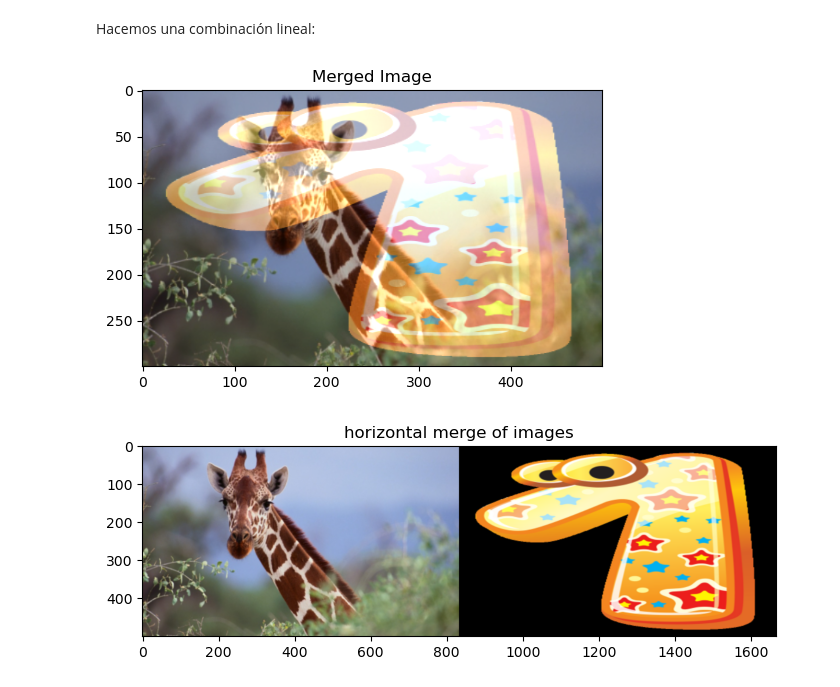
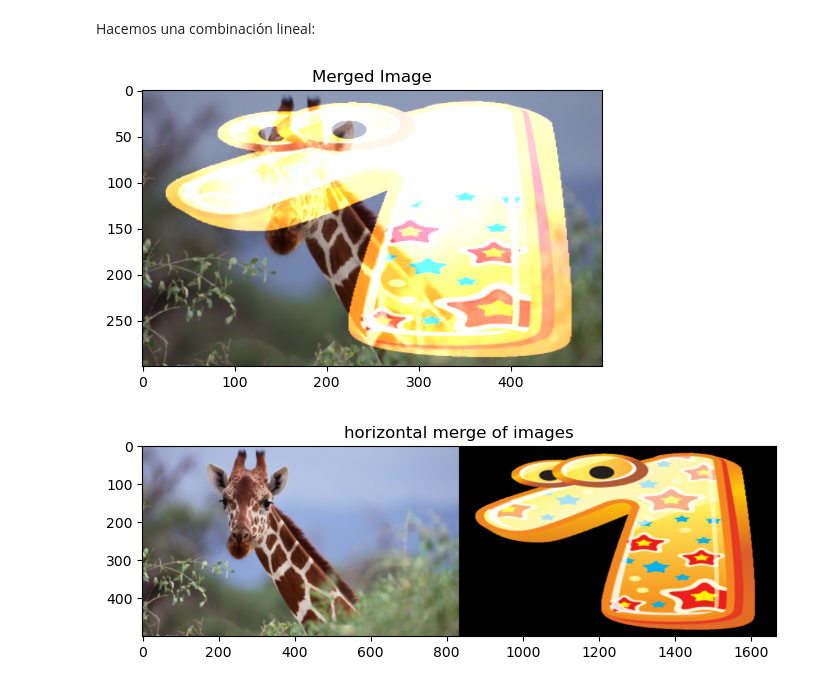
Before and after one commit to reula/algebra-python, a Jupyter notebook: algebra.ipynb, the cells around one changed output. Cells and saved outputs as stored; diff of their text form; code cells hidden in the pictures.

```diff
--- a/algebra.ipynb
+++ b/algebra.ipynb
@@ -449,23 +465,23 @@ Hacemos una combinación lineal:
 # %%
 
 # Resize the images to the same size
 img1 = cv2.resize(img1, (500, 300))
 img2 = cv2.resize(img2, (500, 300))
 
 # Merge the images
-merged_img = cv2.addWeighted(img1, 0.8, img2, 0.5, 0)
+merged_img = cv2.addWeighted(img1, 0.8, img2, 1, 0)
 
 # Display the merged image
 #cv2.imshow('Merged Image', merged_img)
 #cv2.waitKey(0)
 #cv2.destroyAllWindows()
 
 RGB_im = cv2.cvtColor(merged_img, cv2.COLOR_BGR2RGB)
 plt.imshow(RGB_im)
 plt.title('Merged Image')
 plt.show()
 # %% [output]
-[figure, old version]
+[figure, new version]
 # %%
 # Resize the images to the same height
 height = 500
```
Also changed, not shown: parts of 16 cells of this notebook.
